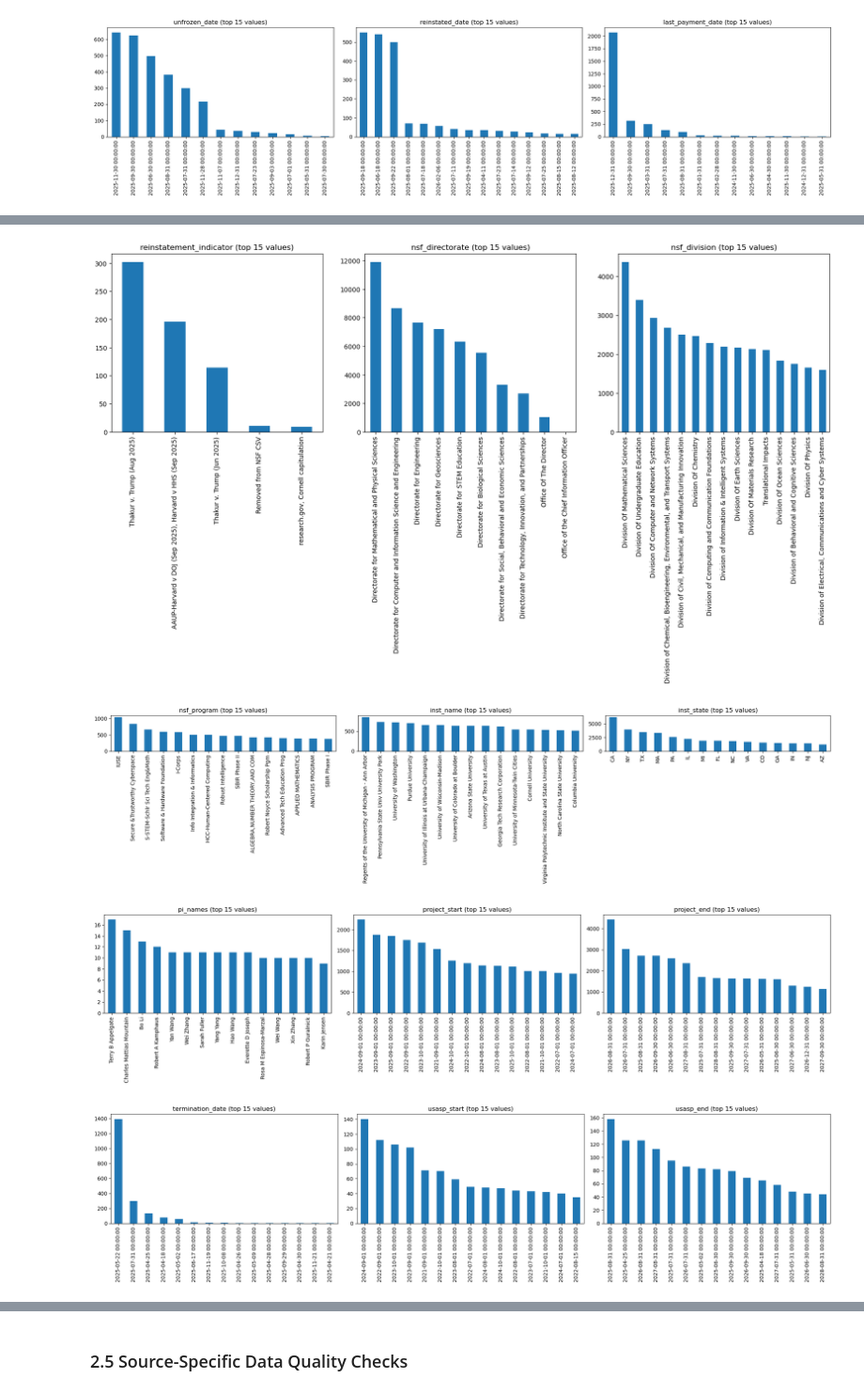
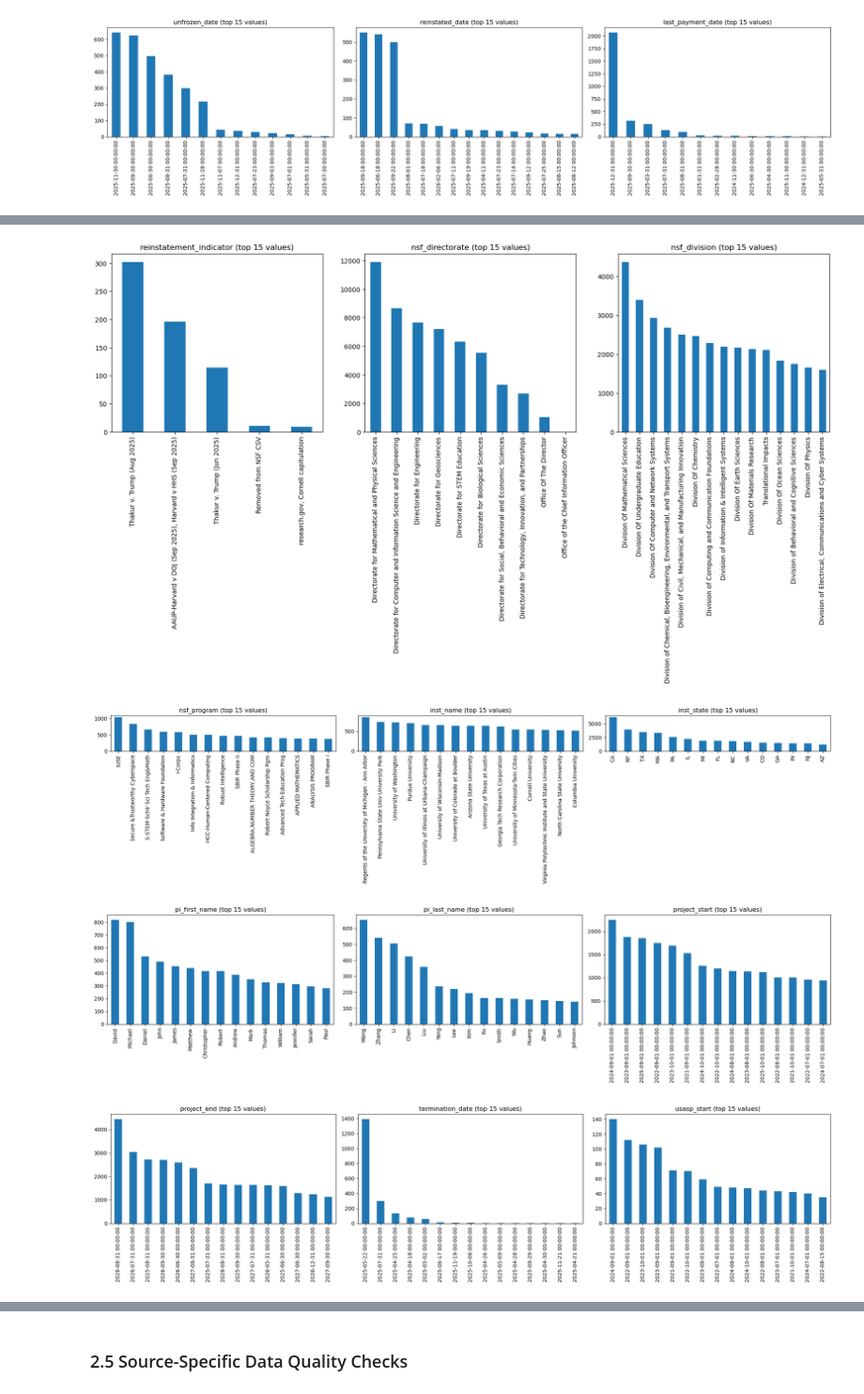
Before and after one commit to philippmoessner/us_science_funding_cuts, a Jupyter notebook: notebook.ipynb, the cells around one changed output, grey strips where cells are left out. Shown at 94% size. Drawn from its saved outputs; the diff is of its cells as text; code cells hidden in the pictures.

```diff
--- a/notebook.ipynb
+++ b/notebook.ipynb
@@ -277,7 +277,7 @@ def flatten_nsf_json(data):
         'abstract': data.get('awd_abstract_narration'),
     }
 
-    # Extract Institution informatiobn
+    # Extract Institution information
     inst = data.get('inst')
     if inst:
         row['inst_name'] = inst.get('inst_name')
@@ -286,7 +286,9 @@ def flatten_nsf_json(data):
     # Extract the primary Principal Investigator (PI)
     pi_list = data.get('pi', [])
     if pi_list:
-        row['pi_name'] = pi_list[0].get('pi_full_name')
+        # CHANGED: Extract first and last name separately instead of full name
+        row['pi_first_name'] = pi_list[0].get('pi_first_name')
+        row['pi_last_name'] = pi_list[0].get('pi_last_name')
 
     # Extract and join Program Elements (PGM) into a single string
     pgm = data.get('pgm_ele', [])
@@ -562,7 +580,8 @@ nsf_selection['nsf_directorate'] = nsf['org_dir_long_name'].astype('string')
 nsf_selection['nsf_division'] = nsf['org_div_long_name'].astype('string')
 nsf_selection['inst_state'] = nsf['inst_state'].astype('string')
 nsf_selection['inst_name'] = nsf['inst_name'].astype('string')
-nsf_selection['pi_names'] = nsf['pi_name'].astype('string')
+nsf_selection['pi_first_name'] = nsf['pi_first_name'].astype('string')
+nsf_selection['pi_last_name'] = nsf['pi_last_name'].astype('string')
 
 # TIME
 nsf_selection['project_start'] = pd.to_datetime(nsf['awd_eff_date'])
@@ -596,7 +615,8 @@ nsf_selection_mapping = {
     'nsf_division': 'context',
     'inst_state': 'context',
     'inst_name': 'context',
-    'pi_names': 'context',
+    'pi_first_name': 'context',
+    'pi_last_name': 'context',
 
     # TIME
     'project_start': 'time',
@@ -804,29 +824,30 @@ plot_features(nih, nih_summary, figsize=(20, 5), categorical_cols=[
 # %%
 plot_features(nsf, nsf_summary, figsize=(20, 5), categorical_cols=[
     # STATUS
     ('status', 'status'),
     ('status', 'termination_indicator'),
     ('status', 'reinstatement_indicator'),
 
     # CONTEXT
     ('context', 'nsf_directorate'),
     ('context', 'nsf_division'),
     ('context', 'nsf_program'),
     ('context', 'inst_name'),
     ('context', 'inst_state'),
-    ('context', 'pi_names'),
+    ('context', 'pi_first_name'),
+    ('context', 'pi_last_name'),
 
     # TIME
     ('time', 'project_start'),
     ('time', 'project_end'),
     ('time', 'termination_date'),
     ('time', 'usasp_start'),
     ('time', 'usasp_end'),
 ])
 # %% [output]
 [figure]
 [figure]
 [figure]
 [figure]
-[figure, old version]
+[figure, new version]
-[figure, old version]
+[figure, new version]
```
Also changed, not shown: parts of 31 cells of this notebook, 1 other file.
